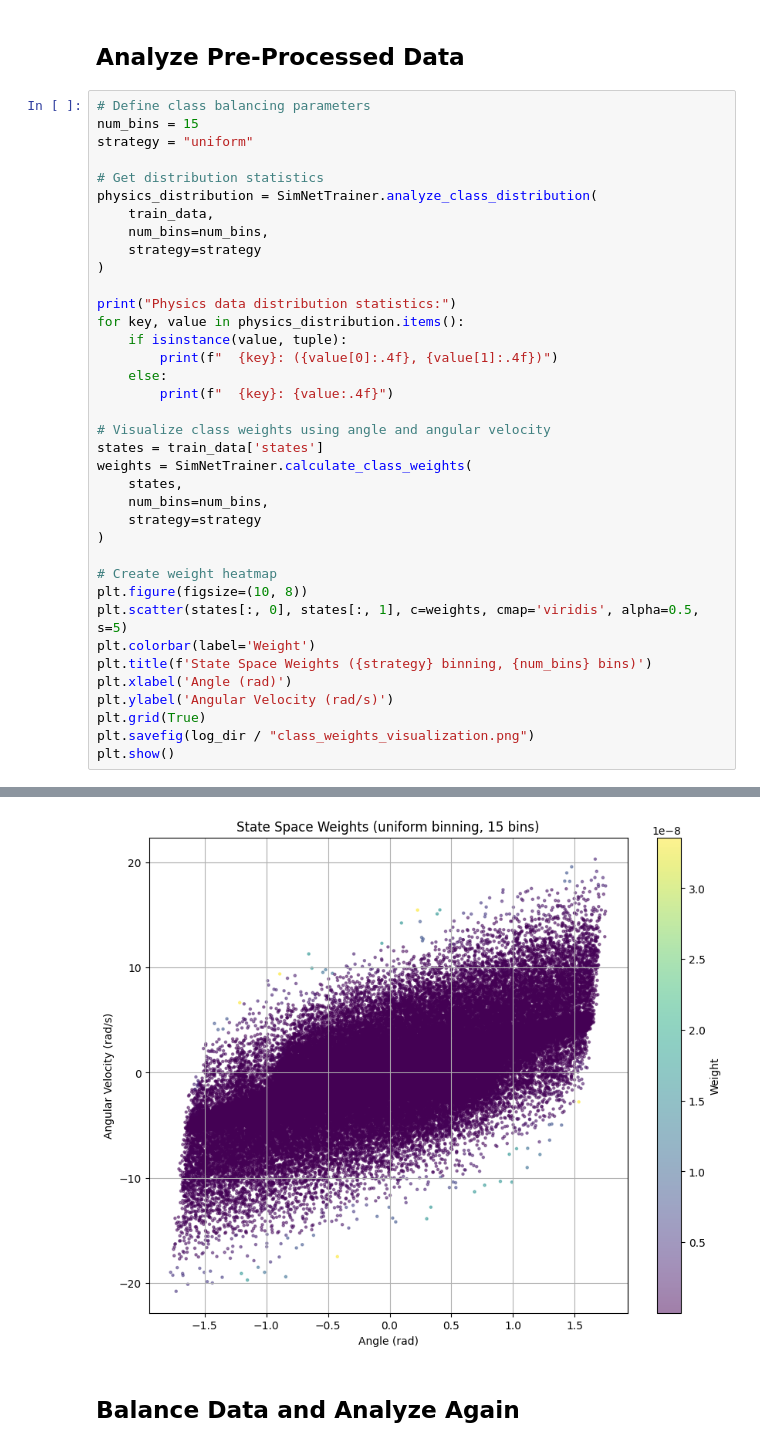
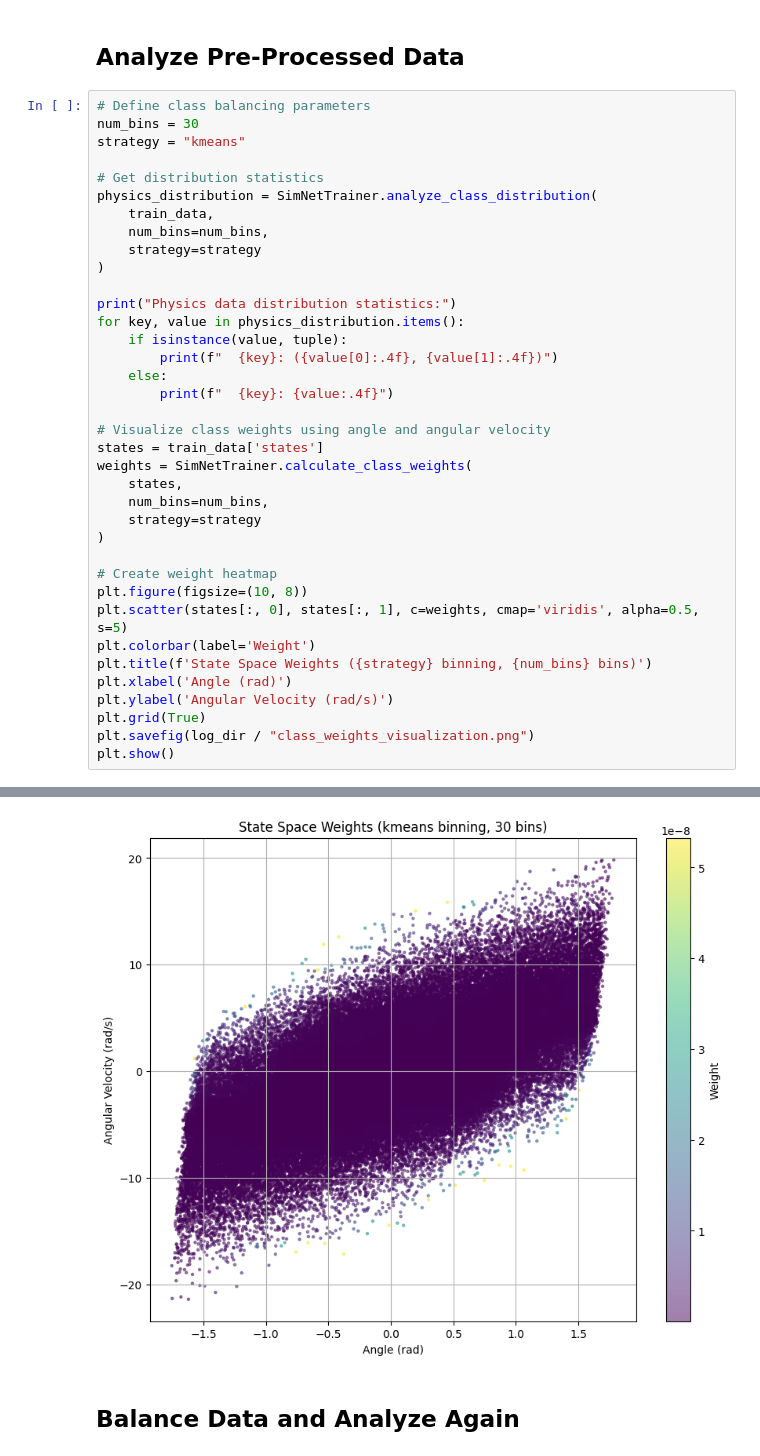
Before and after one commit to EyalPorat/ddpg-balancing-robot, a Jupyter notebook: python/notebooks/train_simnet.ipynb, the cells around one changed output, grey strips where cells are left out. Saved outputs shown, nothing was run; the diff lists cells and outputs as text.

```diff
--- a/python/notebooks/train_simnet.ipynb
+++ b/python/notebooks/train_simnet.ipynb
@@ -73,8 +73,8 @@ Collected 20856 validation samples
 ## Analyze Pre-Processed Data
 # %%
 # Define class balancing parameters
-num_bins = 15
-strategy = "uniform"
+num_bins = 30
+strategy = "kmeans"
 
 # Get distribution statistics
 physics_distribution = SimNetTrainer.analyze_class_distribution(
@@ -120,8 +120,8 @@ Physics data distribution statistics:
   min_weight: 0.0000
   max_weight: 0.0000
   mean_weight: 0.0000
   std_weight: 0.0000
-[figure, old version]
+[figure, new version]
 # %% [markdown]
 ## Balance Data and Analyze Again
 # %%
```
Also changed, not shown: parts of 11 cells of this notebook, 15 other files.
